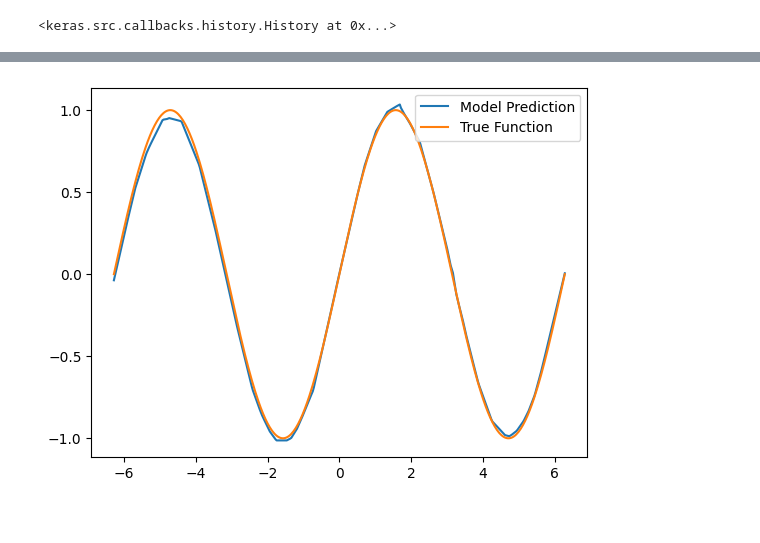
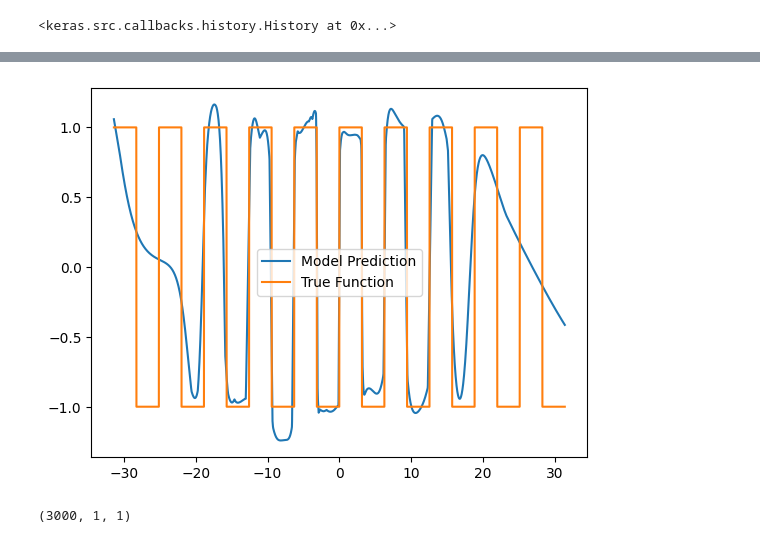
Before and after one commit to busboom-software-studio/PINNiped, a Jupyter notebook: notebooks/examples/sin_tf.ipynb, the cells around one changed output, grey strips where cells are left out. Saved outputs shown, nothing was run; the diff lists cells and outputs as text; code cells hidden in the pictures.

```diff
--- a/notebooks/examples/sin_tf.ipynb
+++ b/notebooks/examples/sin_tf.ipynb
@@ -6,0 +12,18 @@ ModuleNotFoundError: No module named 'tensorflow'
+# %%
+
+
+# Generate data
+n = 10
+x = np.linspace(-n*np.pi, n*np.pi, 3000)
+y = np.sin(x)
+
+y_t = np.vectorize(lambda value: 0 if abs(value) < 0 else 1*abs(value)/value)
+
+f = lambda x: y_t(np.sin(x))
+#f = np.sin
+y = f(x)
+
+plt.plot(x, y, label='Model Prediction')
+
+plt.legend()
+plt.show()
@@ -7,33 +32,35 @@ ModuleNotFoundError: No module named 'tensorflow'
+# %%
+x_train = x
+y_train = y
+
+x_test = None
+y_test = None
 # %%
 
 # Define the model
 model = tf.keras.Sequential([
-    tf.keras.layers.Dense(50, activation='relu', input_shape=(1,)),
-    tf.keras.layers.Dense(50, activation='relu'),
+    tf.keras.layers.Dense(100, activation='relu', input_shape=(1,)),
+    tf.keras.layers.Dense(100, activation='tanh'),
+    tf.keras.layers.Dense(100, activation='relu'),
     tf.keras.layers.Dense(1)
 ])
 
 # Compile the model
 model.compile(optimizer='adam', loss='mse')
 
-# Generate data
-x = np.linspace(-4*np.pi, 4*np.pi, 1000)
-y = np.sin(x)
+# Training the model
+model.fit(x, y, epochs=500, verbose=0)
+# %% [output]
+<keras.src.callbacks.history.History at 0x...>
-# %%
-
-# Training the model
-model.fit(x, y, epochs=500, verbose=0)
-# %% [output]
-<keras.src.callbacks.history.History at 0x...>
 # %%
 
 # Test the model
-test_x = np.linspace(-2*np.pi, 2*np.pi, 400)
-test_y = model.predict(test_x)
+x_pred = x_train
+y_pred= model.predict(x_pred)
 
 # Plotting results
-plt.plot(test_x, test_y, label='Model Prediction')
-plt.plot(test_x, np.sin(test_x), label='True Function')
+plt.plot(x_pred, y_pred, label='Model Prediction')
+plt.plot(x_pred, f(x_pred), label='True Function')
 plt.legend()
 plt.show()
 # %% [output]
@@ -41 +68 @@ plt.show()
-[figure, old version]
+[figure, new version]
@@ -41,0 +111,4 @@ plt.show()
+# %%
+y_pred.shape
+# %% [output]
+(3000, 1, 1)
```
Also changed, not shown: parts of 5 cells of this notebook, 1 other file.
